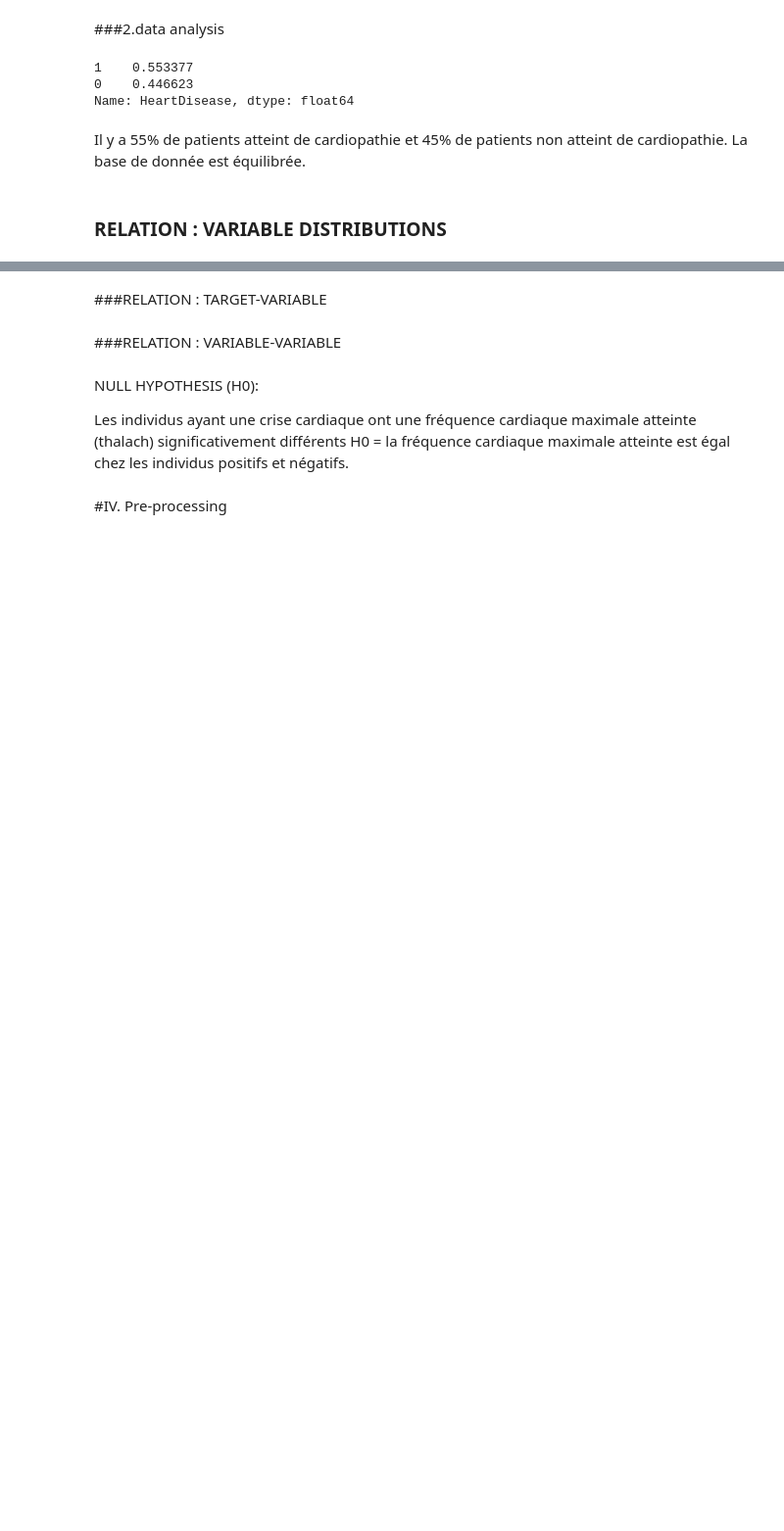
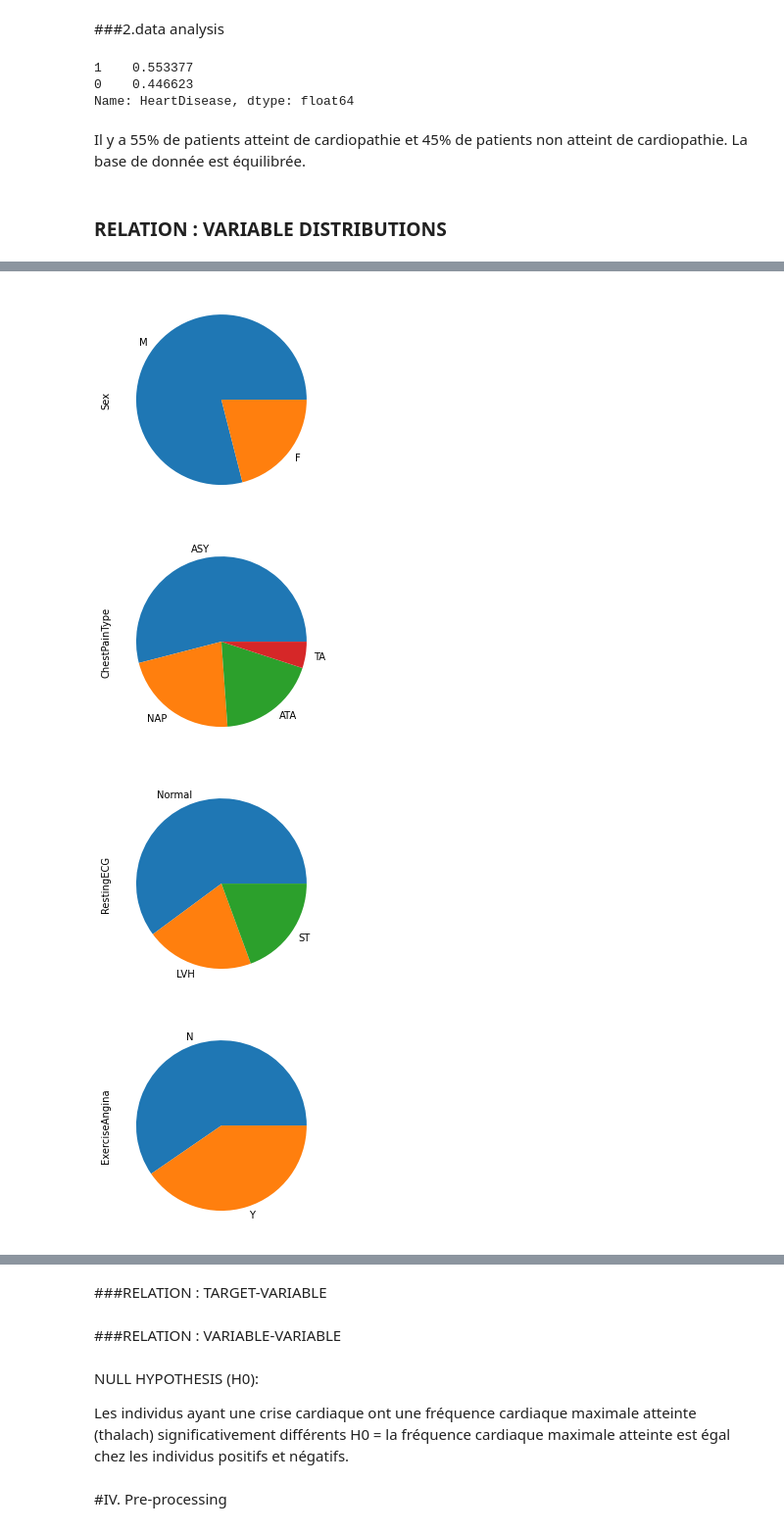
Before and after one commit to mmassonn/heart_attack_prediction, a Jupyter notebook: heart_attack_prediction.ipynb, the cells around one changed output, grey strips where cells are left out. Shown at 98% size. Drawn from its saved outputs; the diff is of its cells as text; code cells hidden in the pictures; blank space fills up the shorter version.

```diff
--- a/heart_attack_prediction.ipynb
+++ b/heart_attack_prediction.ipynb
@@ -114,0 +125,13 @@ for col in df:
+# %%
+#df containing only qualitative variables
+df_qualitative = df[['Sex', 'ChestPainType', 'RestingECG', 'ExerciseAngina', 'ST_Slope']]
+# %%
+#qualitative variables : binaire (0,1 et rhinovirus un peu plus élevé en détecté)
+for col in df_qualitative.select_dtypes('object'):
+    plt.figure()
+    df_qualitative[col].value_counts().plot.pie()
+# %% [output]
+[figure, added]
+[figure, added]
+[figure, added]
+[figure, added]
```
Also changed, not shown: parts of 3 cells of this notebook.
